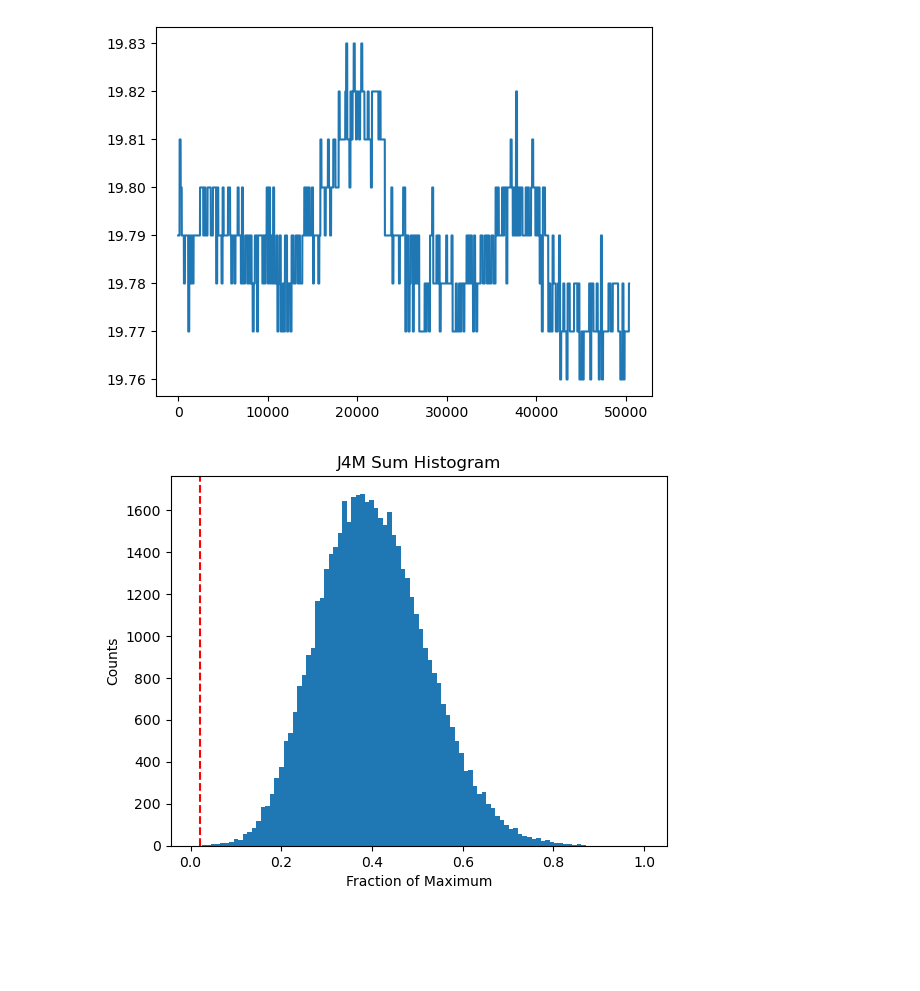
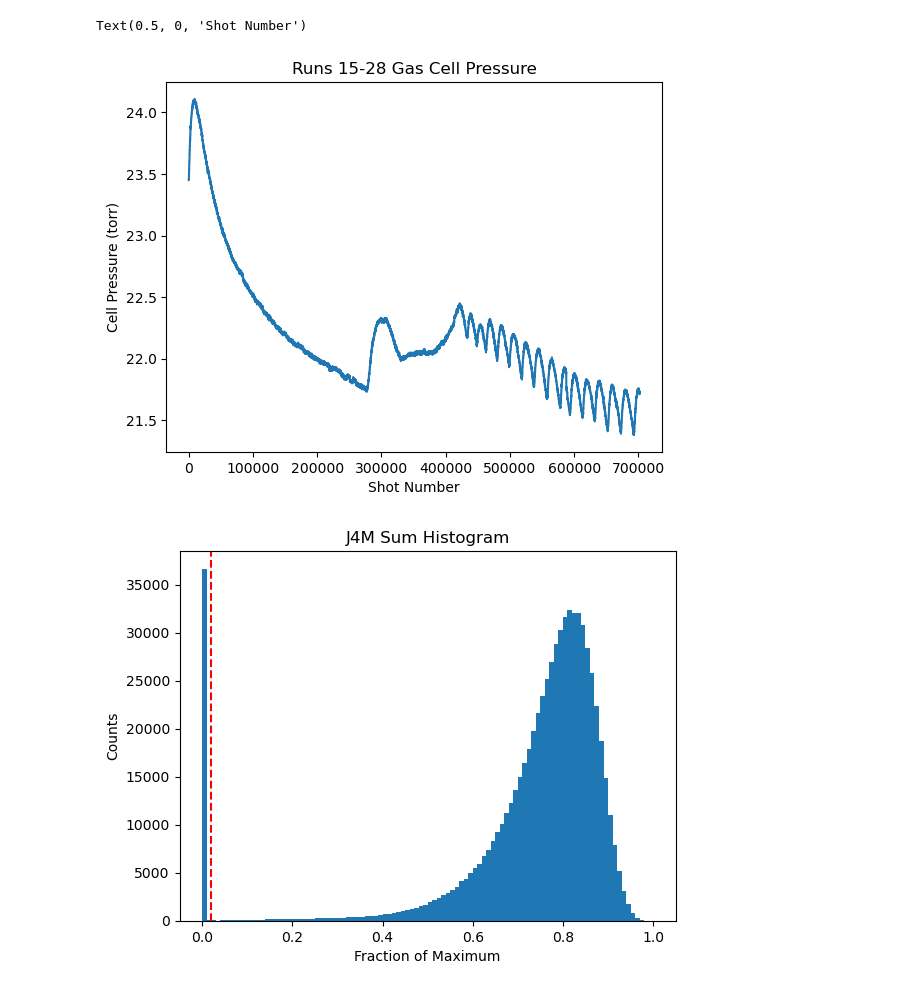
Before and after one commit to Weber-Group/L-10376, a Jupyter notebook: Workbook.ipynb, the cells around one changed output. Cells and saved outputs as stored; diff of their text form; code cells hidden in the pictures; blank space fills up the shorter version.

```diff
--- a/Workbook.ipynb
+++ b/Workbook.ipynb
@@ -9,7 +9,7 @@ from utils import *
 import psana
 # %%
 ###############################################
-runNumbers = [298]  # enter the run numbers to be loaded
+runNumbers = [15,16,17,18,19,20,21,22,23,24,25,26,27,28]  # enter the run numbers to be loaded
 #folder = '/sdf/data/lcls/ds/cxi/cxil1037623/hdf5/smalldata/' # insert here the directory path where .h5 files are stored
 #folder = '/sdf/data/lcls/ds/cxi/cxil1037623/hdf5/smalldata/'
 folder = '/sdf/data/lcls/ds/cxi/cxil1037623/scratch/davidjr/dg2ipmReproc/'
@@ -35,9 +35,8 @@ keys_to_combine = [#'CXI-DG2-BMMON-WF/ROI_area',
                   'lightStatus/laser',
                    'ipm_dg2/sum',
                     'ipm_hfx_dg2/sum',
-                   'event_time',
+                   'unixTime',
                    'epicsUser/gasCell_pressure',
-                   'fiducials'
                   ]
 
 keys_to_sum = ['Sums/jungfrau4M_calib']
@@ -97,8 +96,7 @@ numPhotons = data['jungfrau4M/Full_thres_sum']
 spec = data['feeBld/hproj'] # Shot to shot spectrometer
 #dg2traces = data['CXI-DG2-BMMON-WF/ROI_area'] # Downsampling by a factor of 8, makes the refitting much better in the long run
 gasPressure = data['epicsUser/gasCell_pressure']
-eventTime = data['event_time']
-fid = data['fiducials']
+eventTime = data['unixTime']
 ipm = data['dg2ipmReproc/sum']
 ipmpeaks = data['dg2ipmReproc/peaks']
 xpos = data['dg2ipmReproc/xpos']
@@ -121,5 +119,4 @@ ypos = ypos[1:-1];
 
 eventTime = eventTime[1:-1];
 gasPressure = gasPressure[1:-1];
-fid = fid[1:-1];
 # %% [output]
@@ -127,8 +137,12 @@ Loading: /sdf/data/lcls/ds/cxi/cxil1037623/scratch/davidjr/dg2ipmReproc/cxil1037
 Loaded Data
 # %%
 plt.plot(gasPressure);
+plt.title('Runs 15-28 Gas Cell Pressure')
+plt.ylabel('Cell Pressure (torr)')
+plt.xlabel('Shot Number')
 # %% [output]
+Text(0.5, 0, 'Shot Number')
-[figure, old version]
+[figure, new version]
 # %%
 ##########
 integration_cutoff_hb = 0.2
@@ -152,5 +166,5 @@ J4MSum = scattered_xrays[goodIdx]
 gasPGood = gasPressure[goodIdx]
 ipmGood = ipm[goodIdx]
 # %% [output]
-[figure, old version]
+[figure, new version]
 # %%
```
Also changed, not shown: parts of 27 cells of this notebook, 4 other files.
